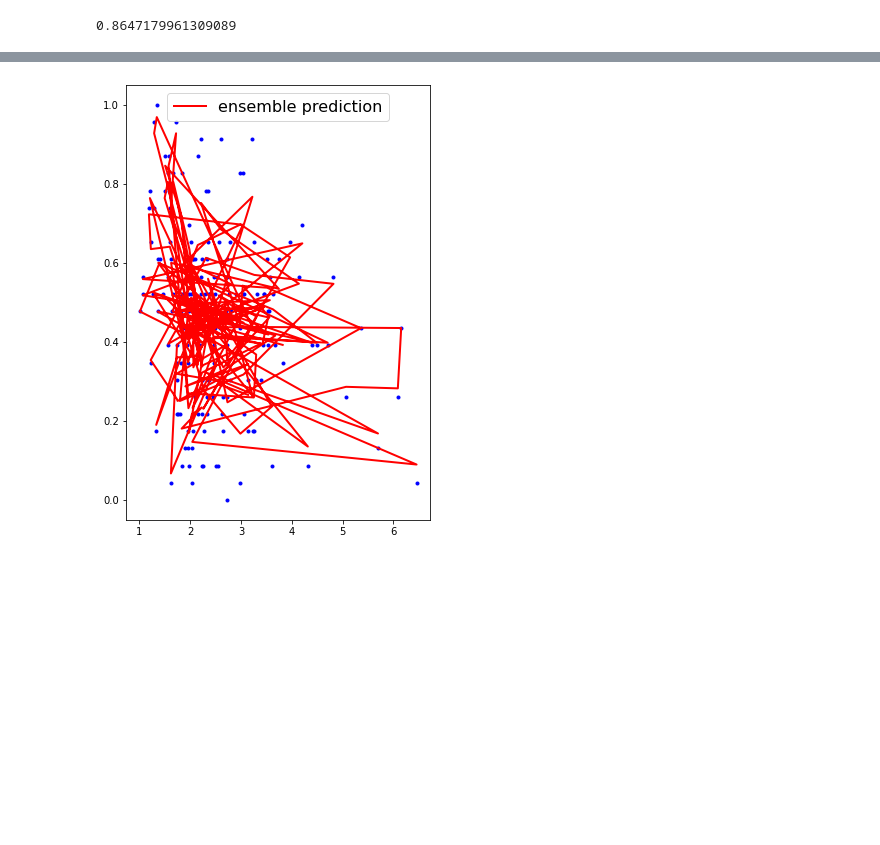
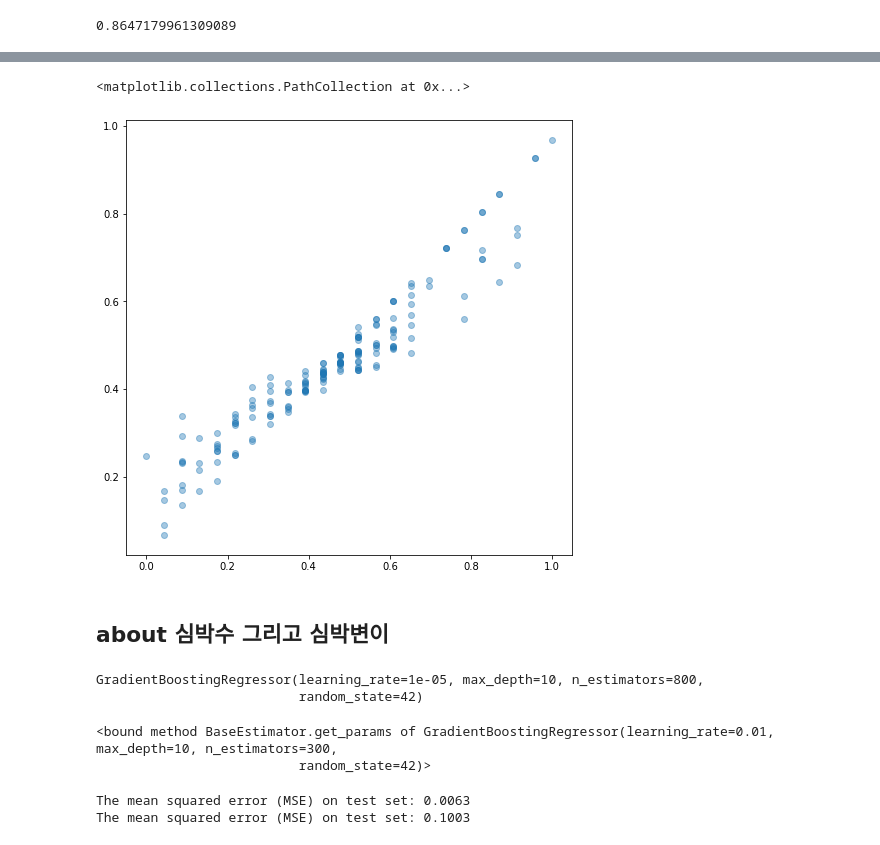
Before and after one commit to hanbuck30/Regression-about-neural-Data, a Jupyter notebook: Data_Regression.ipynb, the cells around one changed output, grey strips where cells are left out. Saved outputs shown, nothing was run; the diff lists cells and outputs as text; code cells hidden in the pictures; blank space fills up the shorter version.

```diff
--- a/Data_Regression.ipynb
+++ b/Data_Regression.ipynb
@@ -425,6 +465,8 @@ def plot_predictions(regressors, X, y, label=None, style="r-", data_style="b.",
-# %%
-plt.figure(figsize=(12,8))
-plt.subplot(121)
-plot_predictions([gbrt_2],x_train_2,y,label='ensemble prediction')
-# %% [output]
-[figure, removed]
+# %%
+plt.figure(figsize=(8,8))
+plt.scatter(y,y_pred_2,alpha=0.4)
+# %% [output]
+<matplotlib.collections.PathCollection at 0x...>
+[figure, added]
+# %% [markdown]
+## about 심박수 그리고 심박변이
@@ -430,0 +480,21 @@ plot_predictions([gbrt_2],x_train_2,y,label='ensemble prediction')
+# %%
+gbrt_ex_y =GradientBoostingRegressor(max_depth=10, n_estimators=300, learning_rate=1e-2, random_state=42)
+gbrt_ex_z =GradientBoostingRegressor(max_depth=10, n_estimators=800, learning_rate=1e-5, random_state=42)
+gbrt_ex_y.fit(x_ex,y)
+gbrt_ex_z.fit(x_ex,z)
+# %% [output]
+GradientBoostingRegressor(learning_rate=1e-05, max_depth=10, n_estimators=800,
+                          random_state=42)
+# %%
+gbrt_ex_y.get_params
+# %% [output]
+<bound method BaseEstimator.get_params of GradientBoostingRegressor(learning_rate=0.01, max_depth=10, n_estimators=300,
+                          random_state=42)>
+# %%
+mse_y_simbak=mean_squared_error(y,gbrt_ex_y.predict(x_ex))
+print("The mean squared error (MSE) on test set: {:.4f}".format(mse_y_simbak))
+mse_z_simbak=mean_squared_error(y,gbrt_ex_z.predict(x_ex))
+print("The mean squared error (MSE) on test set: {:.4f}".format(mse_z_simbak))
+# %% [output]
+The mean squared error (MSE) on test set: 0.0063
+The mean squared error (MSE) on test set: 0.1003
```
Also changed, not shown: parts of 40 cells of this notebook.
